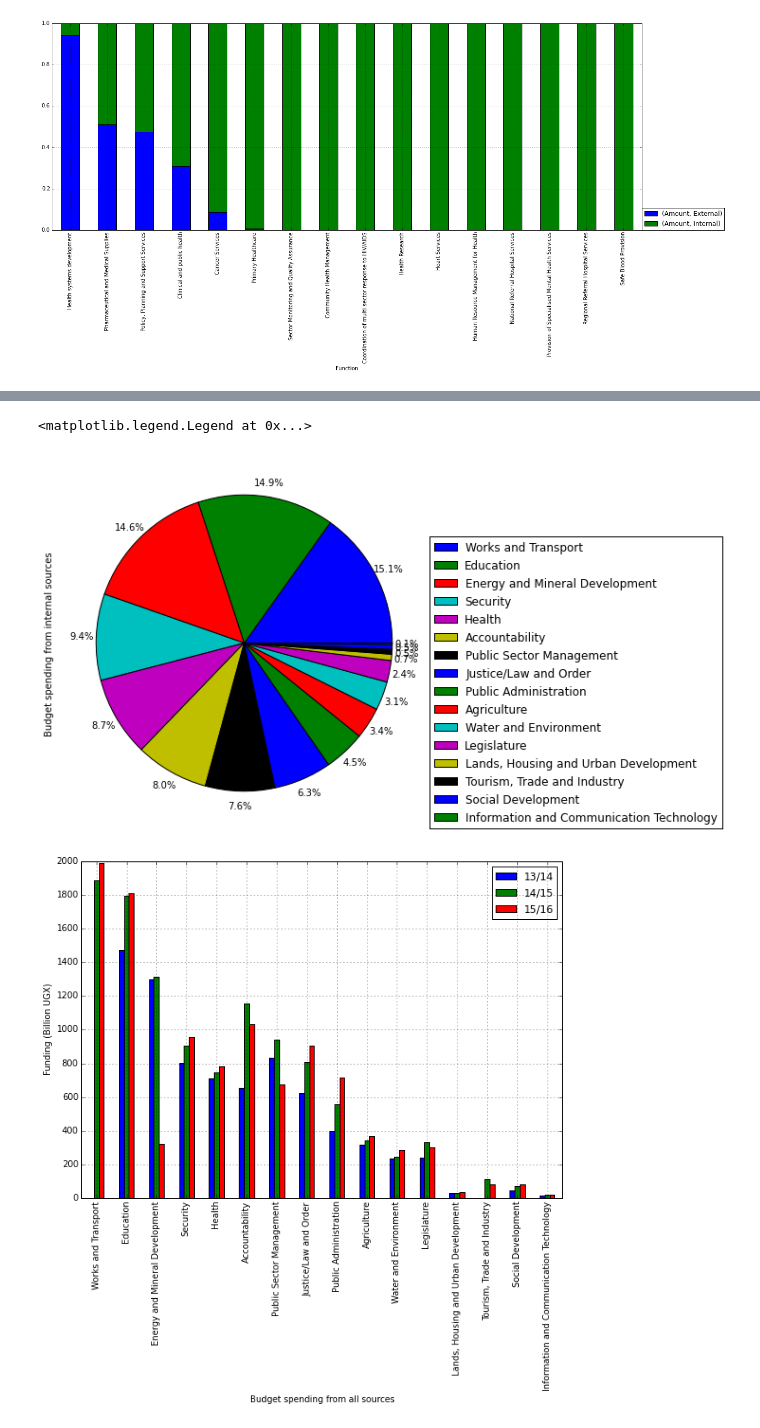
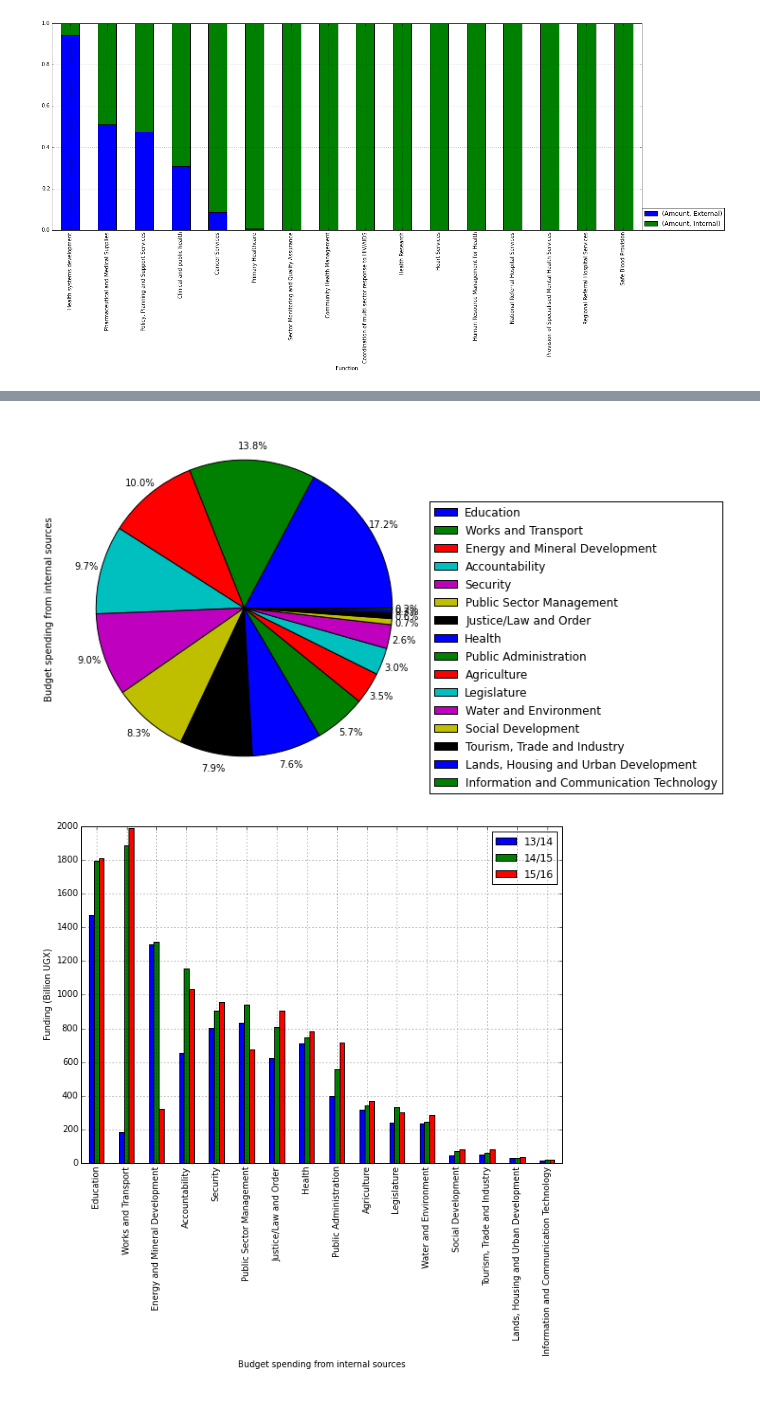
Before and after one commit to forsakendaemon/uganda, a Jupyter notebook: Uganda Health Financing.ipynb, the cells around one changed output, grey strips where cells are left out. Saved outputs shown, nothing was run; the diff lists cells and outputs as text; code cells hidden in the pictures.

```diff
--- a/Uganda Health Financing.ipynb
+++ b/Uganda Health Financing.ipynb
@@ -256,20 +257,18 @@ plotobs.legend(title=False);
 # %%
 overall_budget_sector_internal = overall_budget[overall_budget['Internal'] == 'Internal'].groupby(['Sector', 'Year']).aggregate(np.sum).unstack().fillna(0).Amount
-overall_budget_sector_internal['sum'] = overall_budget_sector_internal['13/14'] + overall_budget_sector['14/15'] + overall_budget_sector['15/16']
+overall_budget_sector_internal['sum'] = overall_budget_sector_internal['13/14'] + overall_budget_sector_internal['14/15'] + overall_budget_sector_internal['15/16']
 overall_budget_sector_internal_sum = overall_budget_sector_internal.sort(columns='sum', ascending=False)
 plotobsis = overall_budget_sector_internal_sum["sum"].plot(kind="pie", figsize=(7,7), autopct='%1.1f%%', pctdistance=1.1, subplots=False, labels=None)
 plotobsis.set_ylabel("Budget spending from internal sources")
 plotobsis.legend(overall_budget_sector_internal_sum['sum'].keys().values, loc=(1,0))
 
 overall_budget_sector_internal = overall_budget_sector_internal_sum.drop('sum', axis=1)
 plotobsi = overall_budget_sector_internal.plot(kind='bar', figsize=(10,7))
 plotobsi.set_xlabel("Budget spending from internal sources")
-plotobsi.set_xlabel("Budget spending from all sources")
 plotobsi.set_yticks(np.arange(0,2100*1e6, 200*1e6))
 plotobsi.set_yticklabels(np.arange(0,2100, 200))
 plotobsi.set_ylabel("Funding (Billion UGX)")
 plotobsi.legend(title=False);
 # %% [output]
-<matplotlib.legend.Legend at 0x...>
-[figure, old version]
+[figure, new version]
-[figure, old version]
+[figure, new version]
```
Also changed, not shown: parts of 8 cells of this notebook, 3 other files.
